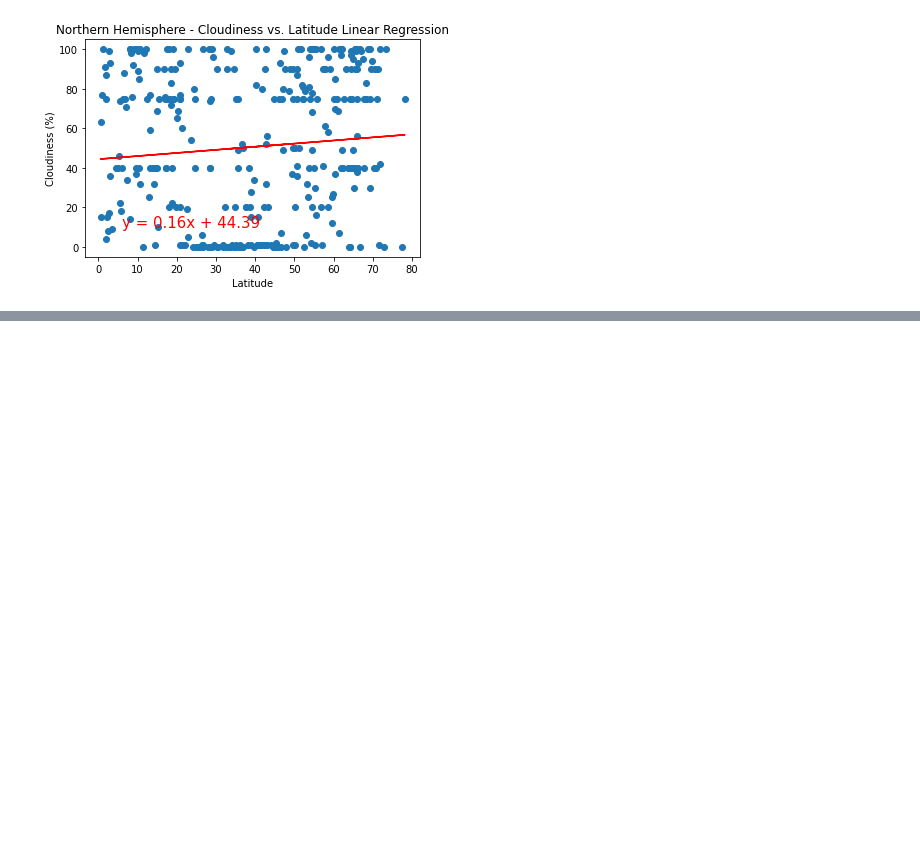
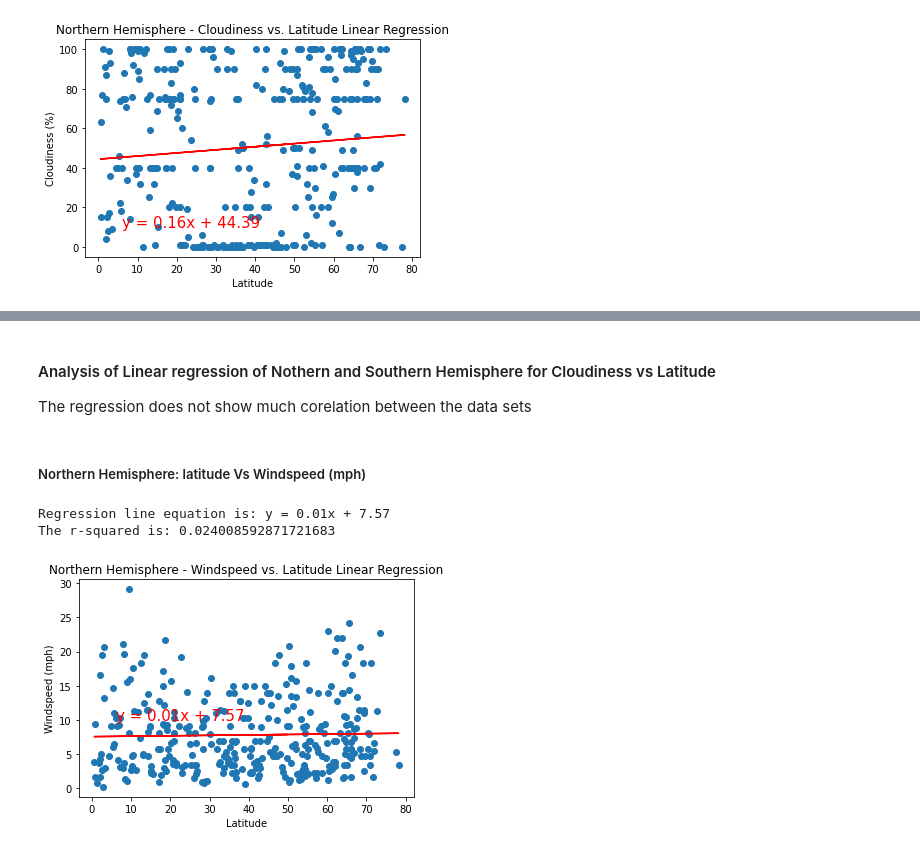
Before and after one commit to ShimsyV/python-api-challenge, a Jupyter notebook: WeatherPy/WeatherPy.ipynb, the cells around one changed output, grey strips where cells are left out. Drawn from its saved outputs; the diff is of its cells as text; code cells hidden in the pictures; blank space fills up the shorter version.

```diff
--- a/WeatherPy/WeatherPy.ipynb
+++ b/WeatherPy/WeatherPy.ipynb
@@ -381,0 +404,25 @@ The r-squared is: 0.08879616286831281
+# %% [markdown]
+#### Analysis of Linear regression of Nothern and Southern Hemisphere for Cloudiness vs Latitude
+The regression does not show much corelation between the data sets
+# %% [markdown]
+##### Northern Hemisphere: latitude Vs Windspeed (mph)
+# %%
+x_values = pd.to_numeric(northern_df['Latitude'])
+y_values = pd.to_numeric(northern_df['Windspeed'])
+(slope, intercept, rvalue, pvalue, stderr) = linregress(x_values, y_values)
+regress_values = x_values * slope + intercept
+line_eq = "y = " + str(round(slope,2)) + "x + " + str(round(intercept,2))
+print(f"Regression line equation is: {line_eq}")
+plt.scatter(x_values,y_values)
+plt.plot(x_values,regress_values,"r-")
+plt.annotate(line_eq,(6,10),fontsize=15,color="red")
+plt.xlabel('Latitude')
+plt.ylabel('Windspeed (mph)')
+plt.title('Northern Hemisphere - Windspeed vs. Latitude Linear Regression')
+print(f"The r-squared is: {rvalue}")
+#plt.savefig("Output/Northern Hemisphere Latitude vs. Windspeed.png")
+plt.show()
+# %% [output]
+Regression line equation is: y = 0.01x + 7.57
+The r-squared is: 0.024008592871721683
+[figure, added]
```
Also changed, not shown: parts of 3 cells of this notebook, 1 other file.
